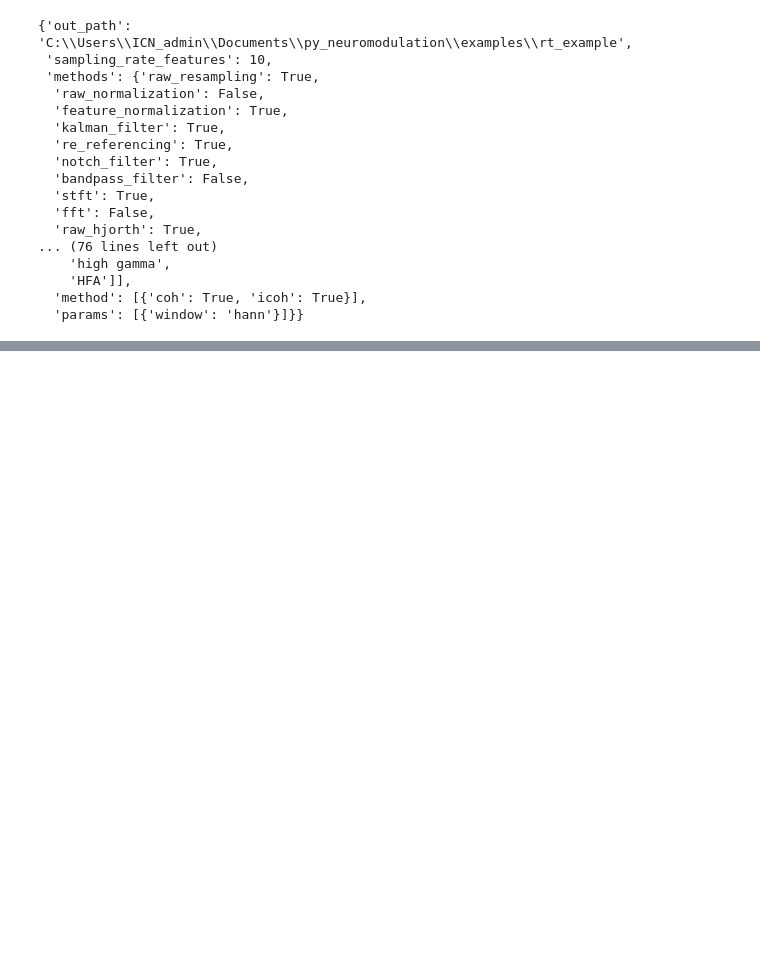
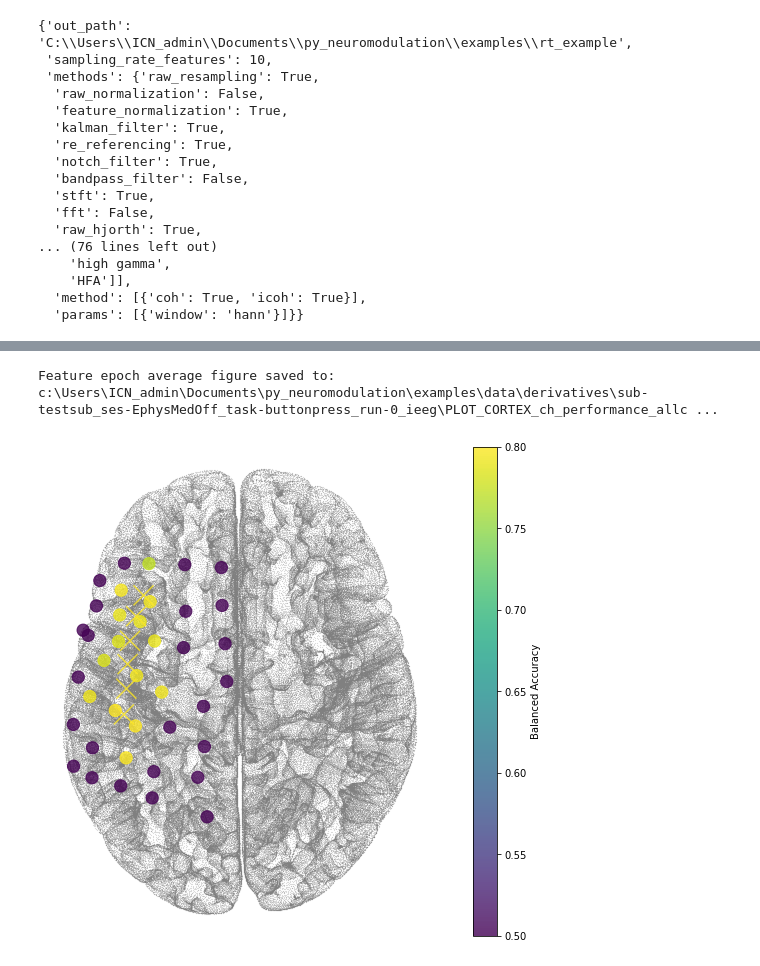
Before and after one commit to neuromodulation/py_neuromodulation, a Jupyter notebook: example_BIDS.ipynb, the cells around one changed output, grey strips where cells are left out. Cells and saved outputs as stored; diff of their text form; code cells hidden in the pictures; blank space fills up the shorter version.

```diff
--- a/example_BIDS.ipynb
+++ b/example_BIDS.ipynb
@@ -111,0 +134,17 @@ pn_stream.projection.ecog_strip
+# %%
+ model = linear_model.LogisticRegression(class_weight='balanced')
+# %%
+feature_reader.set_decoder(
+        model = model,
+        eval_method=metrics.balanced_accuracy_score,
+        cv_method=model_selection.KFold(n_splits=3, shuffle=True),
+        get_movement_detection_rate=True,
+        min_consequent_count=2
+    )
+# %%
+performances = feature_reader.run_ML_model(
+        estimate_channels=True,
+        estimate_gridpoints=True,
+        estimate_all_channels_combined=False,
+        save_results=True
+    )
@@ -111,0 +157,5 @@ pn_stream.projection.ecog_strip
+# %%
+feature_reader.plot_subject_grid_ch_performance(performance_dict=performances, plt_grid=True)
+# %% [output]
+Feature epoch average figure saved to: c:\Users\ICN_admin\Documents\py_neuromodulation\examples\data\derivatives\sub-testsub_ses-EphysMedOff_task-buttonpress_run-0_ieeg\PLOT_CORTEX_ch_performance_allc ...
+[figure, added]
```
Also changed, not shown: parts of 10 cells of this notebook, 29 other files.
